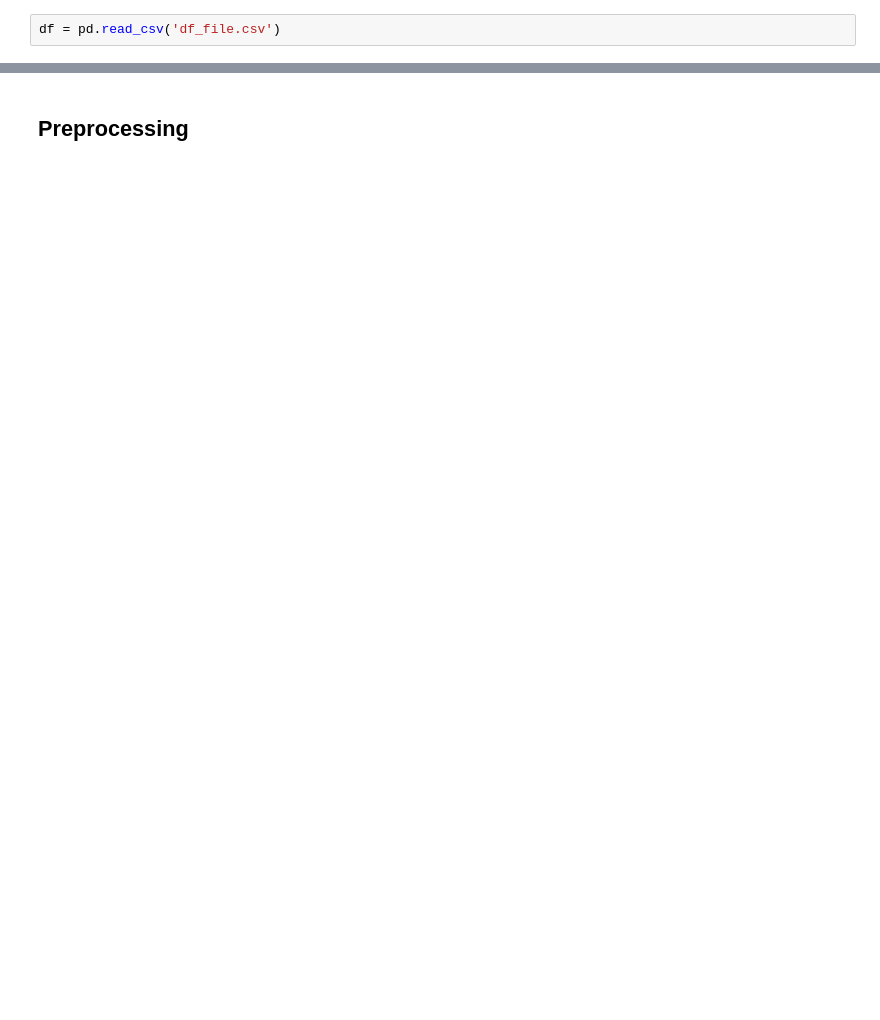
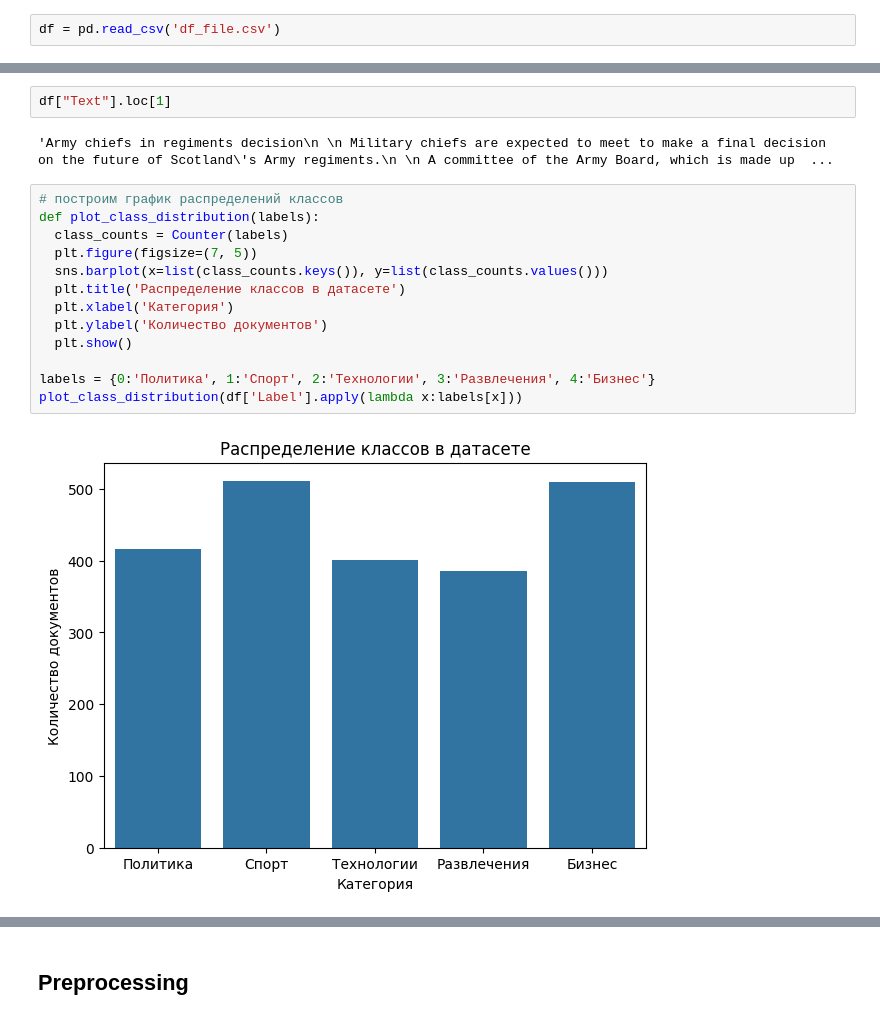
Before and after one commit to IvanovMaxim2000/diploma_MAI_2024, a Jupyter notebook: diploma_2024_MAI.ipynb, the cells around one changed output, grey strips where cells are left out. Saved outputs shown, nothing was run; the diff lists cells and outputs as text; blank space fills up the shorter version.

```diff
--- a/diploma_2024_MAI.ipynb
+++ b/diploma_2024_MAI.ipynb
@@ -241,0 +282,19 @@ df = pd.read_csv('df_file.csv')
+# %%
+df["Text"].loc[1]
+# %% [output]
+'Army chiefs in regiments decision\n \n Military chiefs are expected to meet to make a final decision on the future of Scotland\'s Army regiments.\n \n A committee of the Army Board, which is made up  ...
+# %%
+# построим график распределений классов
+def plot_class_distribution(labels):
+  class_counts = Counter(labels)
+  plt.figure(figsize=(7, 5))
+  sns.barplot(x=list(class_counts.keys()), y=list(class_counts.values()))
+  plt.title('Распределение классов в датасете')
+  plt.xlabel('Категория')
+  plt.ylabel('Количество документов')
+  plt.show()
+
+labels = {0:'Политика', 1:'Спорт', 2:'Технологии', 3:'Развлечения', 4:'Бизнес'}
+plot_class_distribution(df['Label'].apply(lambda x:labels[x]))
+# %% [output]
+[figure, added]
```
Also changed, not shown: parts of 47 cells of this notebook.
